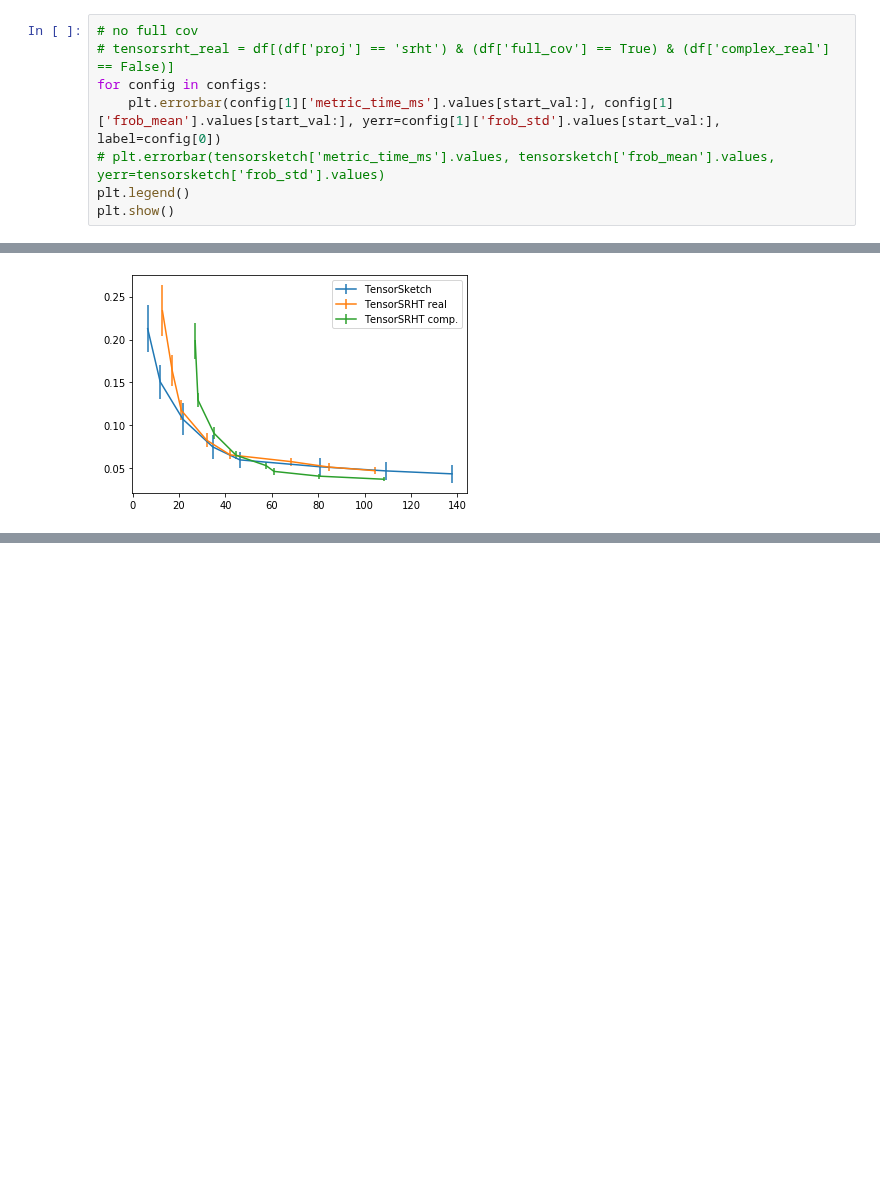
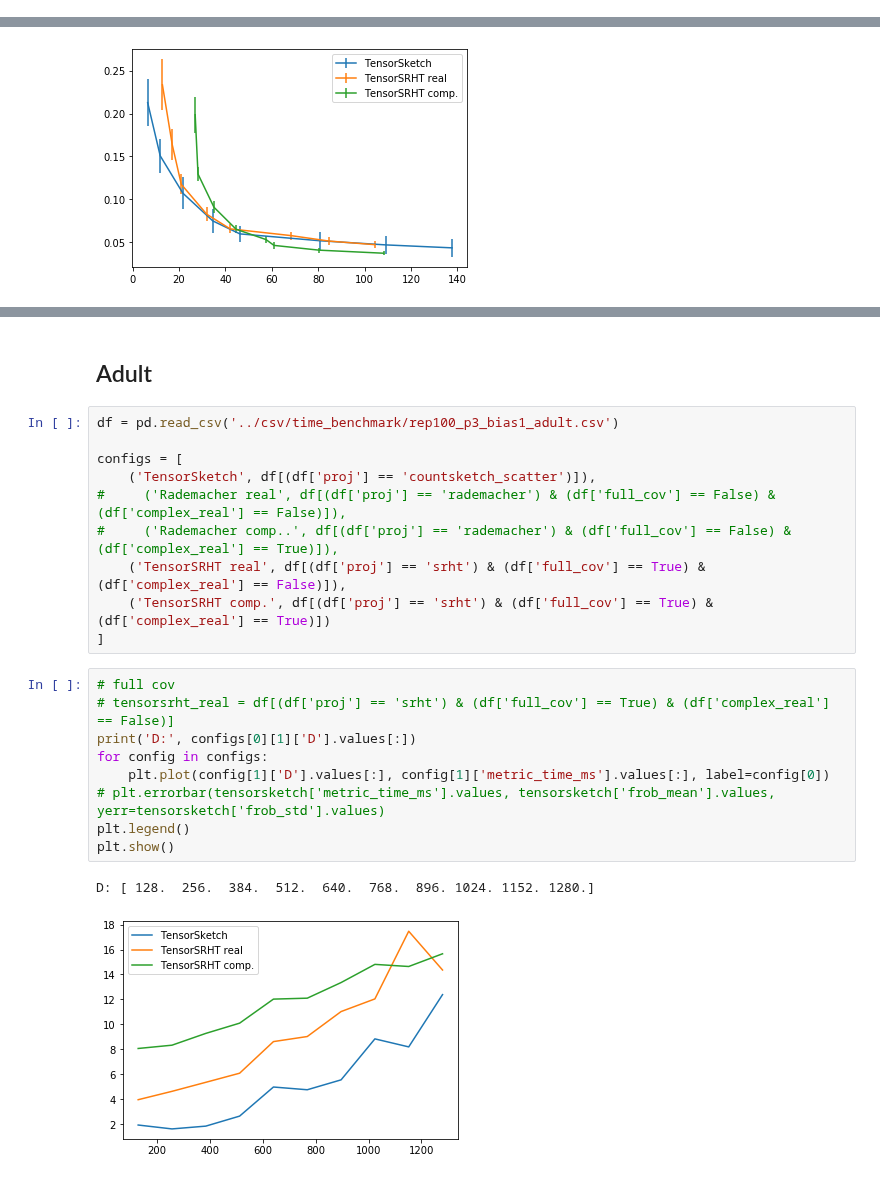
Before and after one commit to joneswack/dp-rfs, a Jupyter notebook: notebooks/speed_vs_kernel_approx.ipynb, the cells around one changed output, grey strips where cells are left out. Cells and saved outputs as stored; diff of their text form; blank space fills up the shorter version.

Commit message:
[Add] Started implementing fast tensor srht

```diff
--- a/notebooks/speed_vs_kernel_approx.ipynb
+++ b/notebooks/speed_vs_kernel_approx.ipynb
@@ -62,11 +62,3 @@ plt.legend()
 plt.show()
 # %% [output]
 [figure]
-# %%
-# no full cov
-# tensorsrht_real = df[(df['proj'] == 'srht') & (df['full_cov'] == True) & (df['complex_real'] == False)]
-for config in configs:
-    plt.errorbar(config[1]['metric_time_ms'].values[start_val:], config[1]['frob_mean'].values[start_val:], yerr=config[1]['frob_std'].values[start_val:], label=config[0])
-# plt.errorbar(tensorsketch['metric_time_ms'].values, tensorsketch['frob_mean'].values, yerr=tensorsketch['frob_std'].values)
-plt.legend()
-plt.show()
@@ -94 +86,25 @@ plt.show()
 [figure]
+# %% [markdown]
+## Adult
+# %%
+df = pd.read_csv('../csv/time_benchmark/rep100_p3_bias1_adult.csv')
+
+configs = [
+    ('TensorSketch', df[(df['proj'] == 'countsketch_scatter')]),
+#     ('Rademacher real', df[(df['proj'] == 'rademacher') & (df['full_cov'] == False) & (df['complex_real'] == False)]),
+#     ('Rademacher comp..', df[(df['proj'] == 'rademacher') & (df['full_cov'] == False) & (df['complex_real'] == True)]),
+    ('TensorSRHT real', df[(df['proj'] == 'srht') & (df['full_cov'] == True) & (df['complex_real'] == False)]),
+    ('TensorSRHT comp.', df[(df['proj'] == 'srht') & (df['full_cov'] == True) & (df['complex_real'] == True)])
+]
+# %%
+# full cov
+# tensorsrht_real = df[(df['proj'] == 'srht') & (df['full_cov'] == True) & (df['complex_real'] == False)]
+print('D:', configs[0][1]['D'].values[:])
+for config in configs:
+    plt.plot(config[1]['D'].values[:], config[1]['metric_time_ms'].values[:], label=config[0])
+# plt.errorbar(tensorsketch['metric_time_ms'].values, tensorsketch['frob_mean'].values, yerr=tensorsketch['frob_std'].values)
+plt.legend()
+plt.show()
+# %% [output]
+D: [ 128.  256.  384.  512.  640.  768.  896. 1024. 1152. 1280.]
+[figure, added]
```
Also changed, not shown: parts of 3 cells of this notebook, 3 other files.
